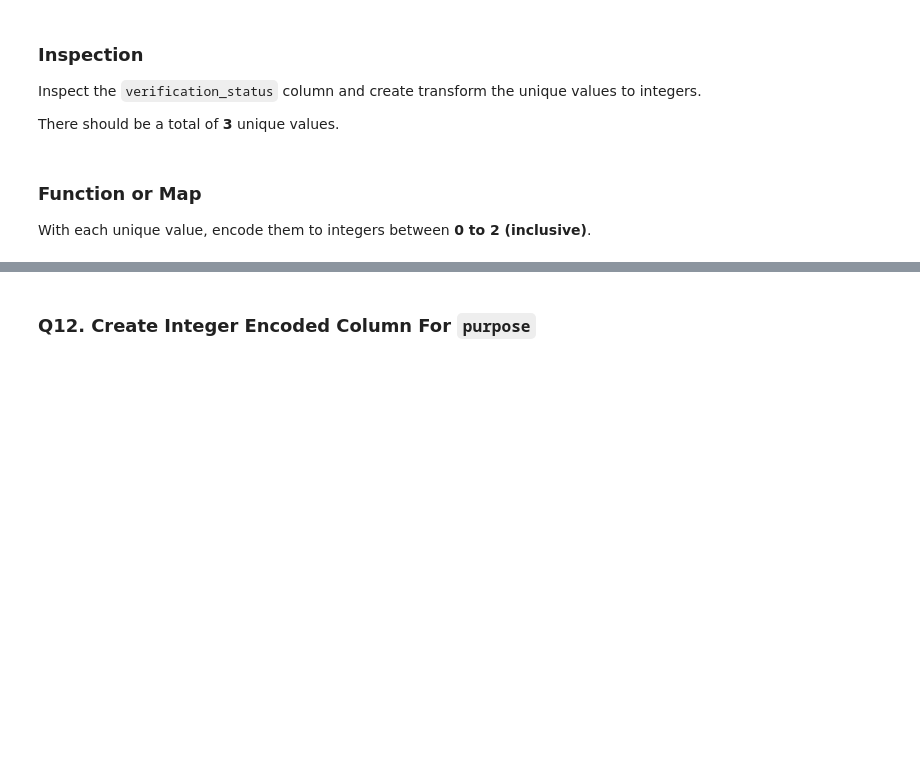
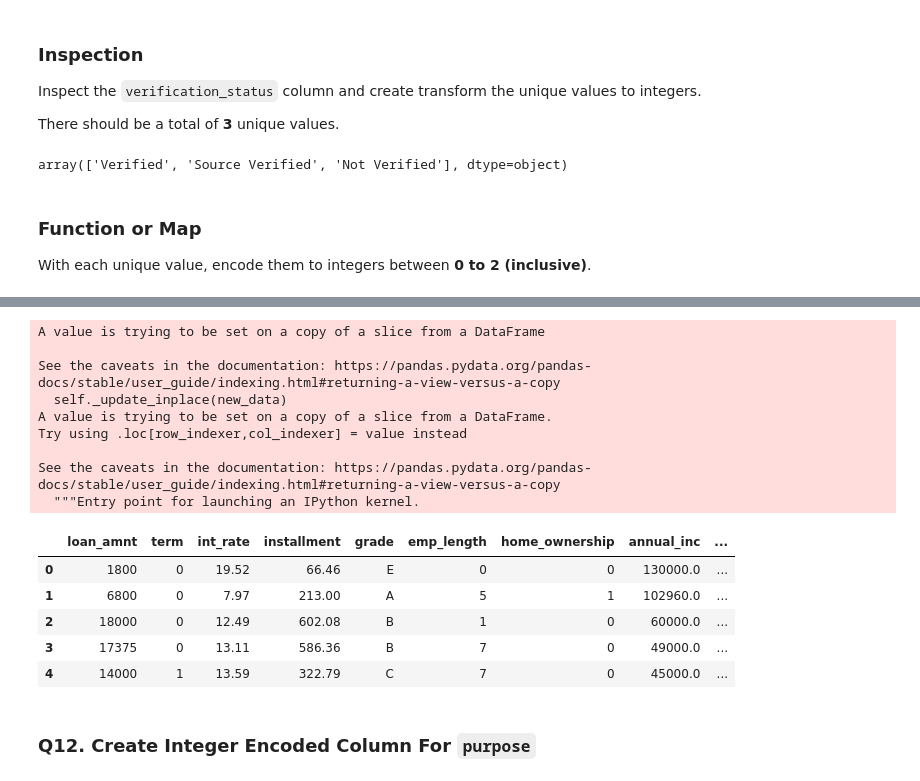
Before and after one commit to helloitsm3/DS102, a Jupyter notebook: Lesson 01/Problem Sets/FirstName_LastName Hackwagon Academy DS102 - Problem Set 1.ipynb, the cells around one changed output, grey strips where cells are left out. Saved outputs shown, nothing was run; the diff lists cells and outputs as text; code cells hidden in the pictures; blank space fills up the shorter version.

```diff
--- a/Lesson 01/Problem Sets/FirstName_LastName Hackwagon Academy DS102 - Problem Set 1.ipynb
+++ b/Lesson 01/Problem Sets/FirstName_LastName Hackwagon Academy DS102 - Problem Set 1.ipynb
@@ -354,6 +456,11 @@ There should be a total of <b>6</b> unique values
 ### Function
 
 With each unique value, encode them to integers between <b>0 to 5(inclusive)</b>.
+# %%
+def encode_home(arr):
+    for index, home in enumerate(unique_home):
+        arr.replace(home, index, inplace=True)
+    return arr
 # %% [markdown]
 ### Apply
 
@@ -362,3 +469,7 @@ Using the above function, `apply` it to the `home_ownership` column and create a
 **Expected Output**:
 
 <img src="https://i.imgur.com/53IOzA3.png">
+# %%
+filter = ["delinq_2yrs", "loan_status", "term_int", "grade_int", "emp_length_int", "home_ownership_int"]
+loans_relevant_df["home_ownership_int"] = encode_home(loans_relevant_df["home_ownership"])
+loans_relevant_df[filter].head()
@@ -373,10 +499,20 @@ Using the above function, `apply` it to the `home_ownership` column and create a
 Inspect the `verification_status` column and create transform the unique values to integers.
 
 There should be a total of <b>3</b> unique values.
+# %%
+verification_status = loans_relevant_df["verification_status"].unique()
+verification_status
+# %% [output]
+array(['Verified', 'Source Verified', 'Not Verified'], dtype=object)
 # %% [markdown]
 ### Function or Map
 
 With each unique value, encode them to integers between <b>0 to 2 (inclusive)</b>.
+# %%
+def encode_verification(arr):
+    for index, status in enumerate(verification_status):
+        arr.replace(status, index, inplace=True)
+    return arr
 # %% [markdown]
 ### Apply
 
@@ -385,6 +521,25 @@ Using the above function, `apply` it to the `verification_status` column and cre
 **Expected Output**:
 
 <img src="https://i.imgur.com/BPhTJ3M.png">
+# %%
+loans_relevant_df["verification_status_int"] = encode_verification(loans_relevant_df["verification_status"])
+loans_relevant_df.head()
+# %% [output]
+A value is trying to be set on a copy of a slice from a DataFrame
+
+See the caveats in the documentation: https://pandas.pydata.org/pandas-docs/stable/user_guide/indexing.html#returning-a-view-versus-a-copy
+  self._update_inplace(new_data)
+A value is trying to be set on a copy of a slice from a DataFrame.
+Try using .loc[row_indexer,col_indexer] = value instead
+
+See the caveats in the documentation: https://pandas.pydata.org/pandas-docs/stable/user_guide/indexing.html#returning-a-view-versus-a-copy
+  """Entry point for launching an IPython kernel.
+|  | loan_amnt | term | int_rate | installment | grade | emp_length | home_ownership | annual_inc | ... |
+| 0 | 1800 | 0 | 19.52 | 66.46 | E | 0 | 0 | 130000.0 | ... |
+| 1 | 6800 | 0 | 7.97 | 213.00 | A | 5 | 1 | 102960.0 | ... |
+| 2 | 18000 | 0 | 12.49 | 602.08 | B | 1 | 0 | 60000.0 | ... |
+| 3 | 17375 | 0 | 13.11 | 586.36 | B | 7 | 0 | 49000.0 | ... |
+| 4 | 14000 | 1 | 13.59 | 322.79 | C | 7 | 0 | 45000.0 | ... |
 # %%
 ## TA/INSTRUCTOR ONLY
 ## MARKS AWARDED: /1
```
Also changed, not shown: parts of 24 cells of this notebook, 2 other files.
